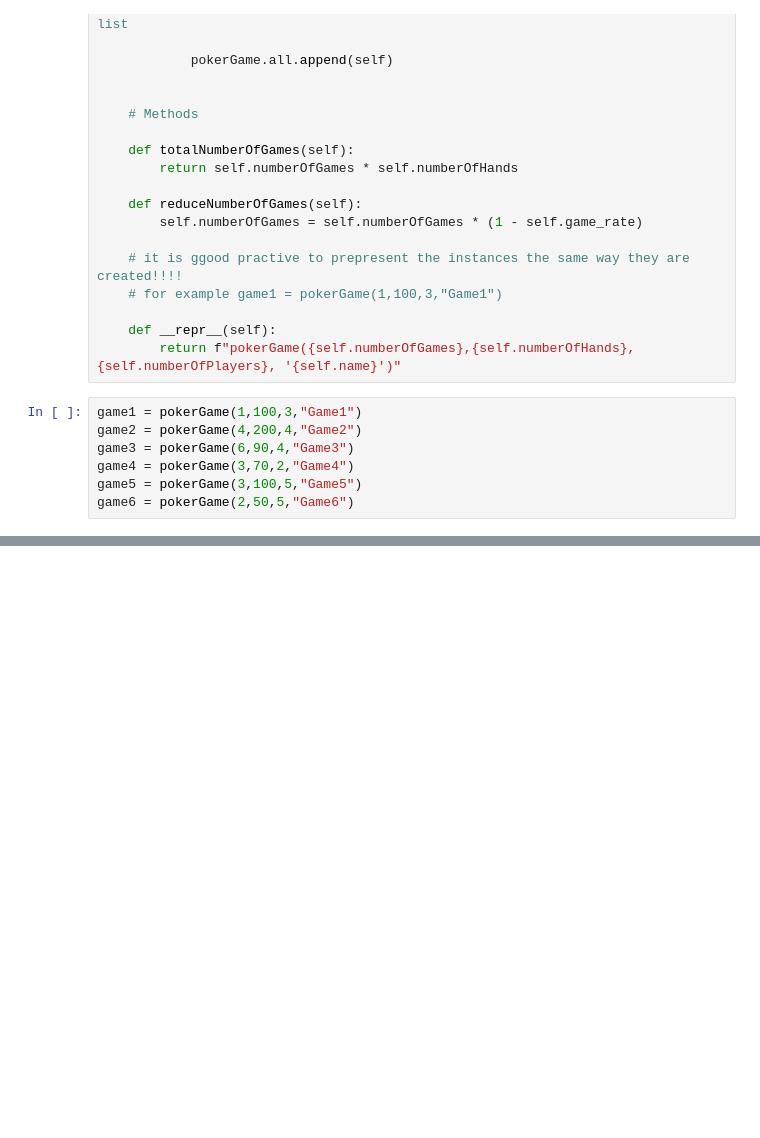
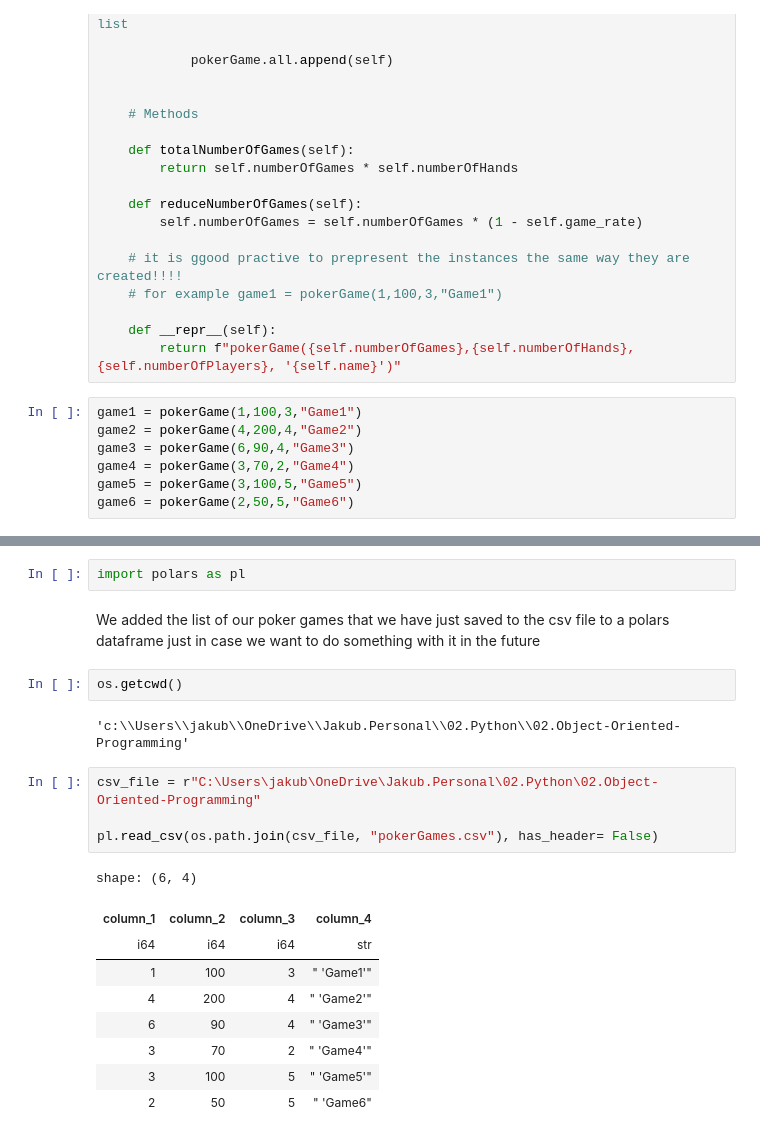
Before and after one commit to jakub-braja/Object-Oriented-Programming, a Jupyter notebook: poker_Propability_OOP_v2.ipynb, the cells around one changed output, grey strips where cells are left out. Cells and saved outputs as stored; diff of their text form; blank space fills up the shorter version.

```diff
--- a/poker_Propability_OOP_v2.ipynb
+++ b/poker_Propability_OOP_v2.ipynb
@@ -589,0 +608,22 @@ pokerGame(4,200, 4, 'Game2')
+# %%
+import polars as pl
+# %% [markdown]
+We added the list of our poker games that we have just saved to the csv file to a polars dataframe just in case we want to do something with it in the future
+# %%
+os.getcwd()
+# %% [output]
+'c:\\Users\\jakub\\OneDrive\\Jakub.Personal\\02.Python\\02.Object-Oriented-Programming'
+# %%
+csv_file = r"C:\Users\jakub\OneDrive\Jakub.Personal\02.Python\02.Object-Oriented-Programming"
+
+pl.read_csv(os.path.join(csv_file, "pokerGames.csv"), has_header= False)
+# %% [output]
+shape: (6, 4)
+| column_1 | column_2 | column_3 | column_4 |
+| i64 | i64 | i64 | str |
+| 1 | 100 | 3 | " 'Game1'" |
+| 4 | 200 | 4 | " 'Game2'" |
+| 6 | 90 | 4 | " 'Game3'" |
+| 3 | 70 | 2 | " 'Game4'" |
+| 3 | 100 | 5 | " 'Game5'" |
+| 2 | 50 | 5 | " 'Game6" |
```
Also changed, not shown: parts of 15 cells of this notebook, 1 other file.
